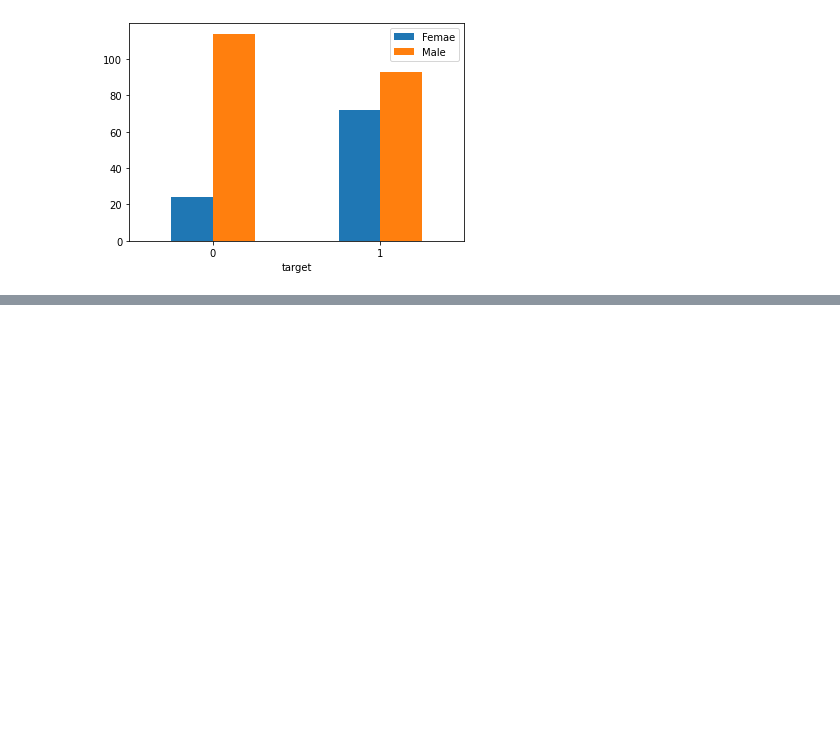
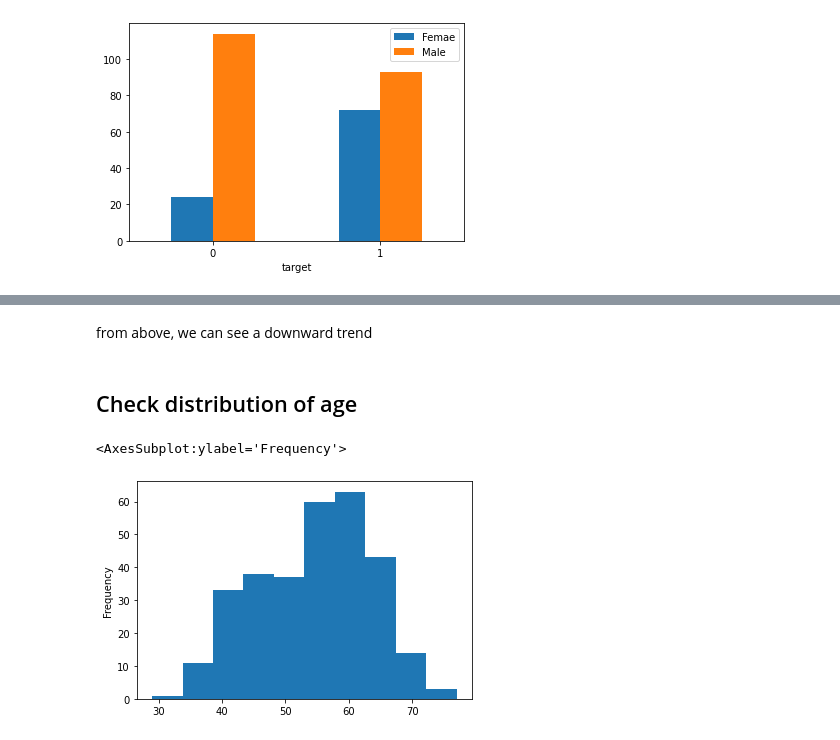
Before and after one commit to kofiarkoh/mltelgramcourse, a Jupyter notebook: end_to_end_heart_disease_classification.ipynb, the cells around one changed output, grey strips where cells are left out. Drawn from its saved outputs; the diff is of its cells as text; code cells hidden in the pictures; blank space fills up the shorter version.

```diff
--- a/end_to_end_heart_disease_classification.ipynb
+++ b/end_to_end_heart_disease_classification.ipynb
@@ -136,0 +170,9 @@ plt.xticks(rotation=0)
+# %% [markdown]
+from above, we can see a downward trend
+# %% [markdown]
+## Check distribution  of age
+# %%
+df.age.plot.hist()
+# %% [output]
+<AxesSubplot:ylabel='Frequency'>
+[figure, added]
```
Also changed, not shown: parts of 7 cells of this notebook.
